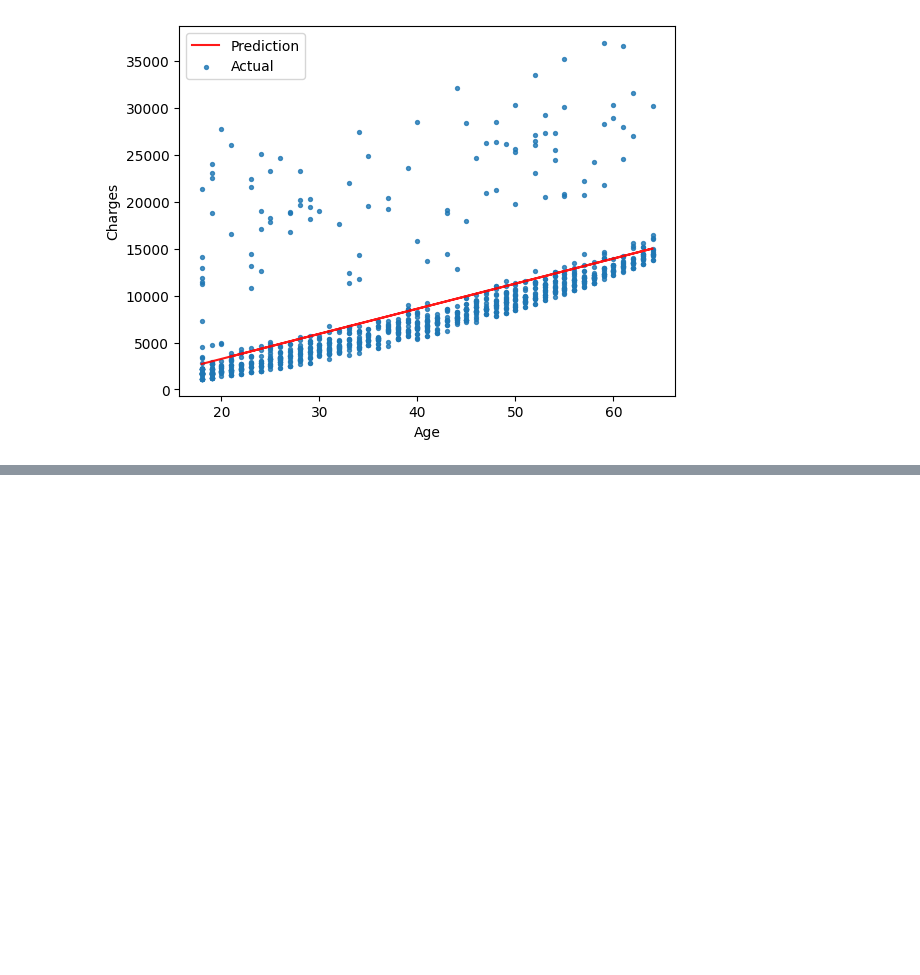
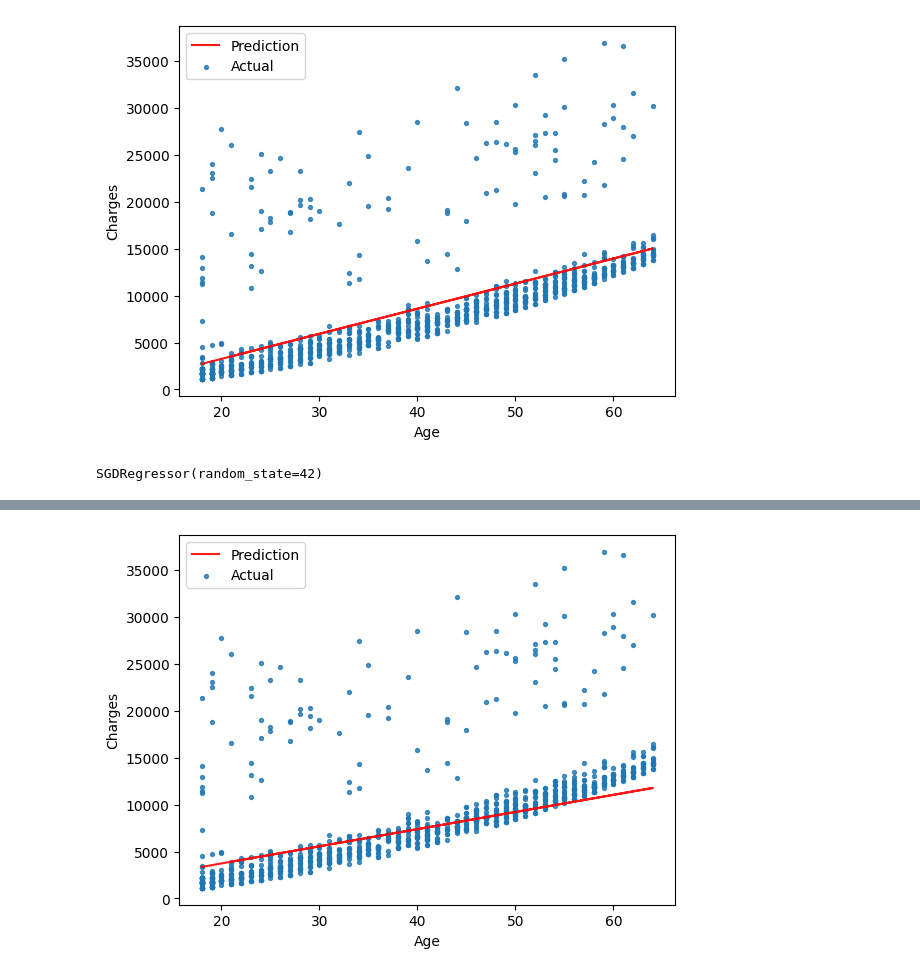
Before and after one commit to starkMrSnow/Medical-cost-prediction, a Jupyter notebook: medical-cost-prediction.ipynb, the cells around one changed output, grey strips where cells are left out. Saved outputs shown, nothing was run; the diff lists cells and outputs as text; code cells hidden in the pictures; blank space fills up the shorter version.

```diff
--- a/medical-cost-prediction.ipynb
+++ b/medical-cost-prediction.ipynb
@@ -450,0 +453,7 @@ RMSE Loss:  4662.505766636395
+# %%
+# initialize default parameters
+sgd_model = SGDRegressor(max_iter=1000, tol=1e-3, random_state=42)
+# %%
+sgd_model.fit(inputs, targets)
+# %% [output]
+SGDRegressor(random_state=42)
@@ -450,0 +464,3 @@ RMSE Loss:  4662.505766636395
+# %%
+try_parameters(sgd_model.coef_, sgd_model.intercept_)
+# %% [output]
@@ -450,0 +468 @@ RMSE Loss:  4662.505766636395
+[figure, added]
```
Also changed, not shown: parts of 4 cells of this notebook.
